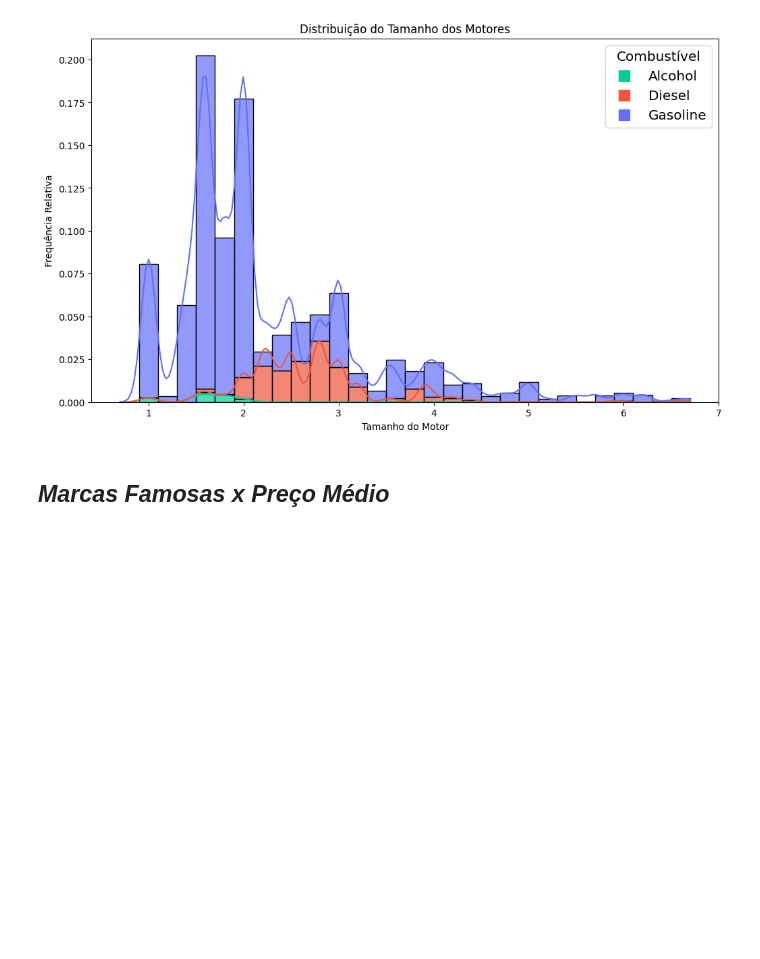
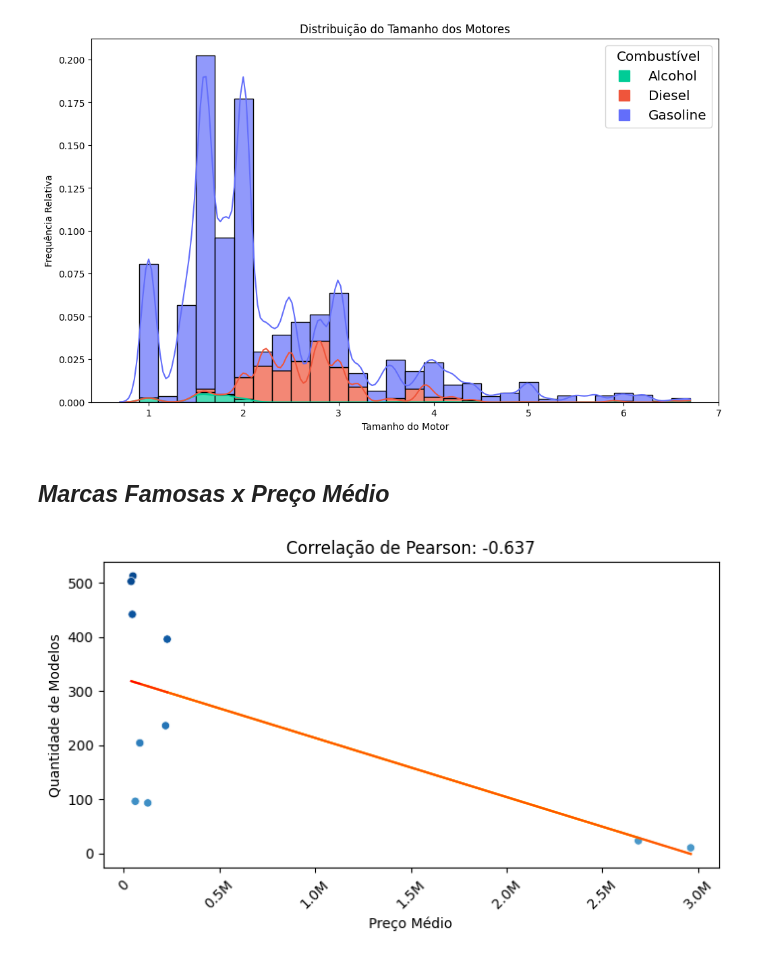
Before and after one commit to GvFreitas1/ListasdeExercicios-CursodePython2022, a Jupyter notebook: Projeto Final - Grupo 4/Análise de Dados - Preco dos Carros BR.ipynb, the cells around one changed output. Drawn from its saved outputs; the diff is of its cells as text; code cells hidden in the pictures; blank space fills up the shorter version.

```diff
--- a/Projeto Final - Grupo 4/Análise de Dados - Preco dos Carros BR.ipynb
+++ b/Projeto Final - Grupo 4/Análise de Dados - Preco dos Carros BR.ipynb
@@ -308,3 +310,39 @@ fig.update_layout(title_text="Marcas Famosas", title_x=0.5,
                   dict(x=0.82,y=1.1,xref='paper',yref='paper',text='Quantidade de Modelos', showarrow=False)], font=dict(size=15))
 
 fig.show()
+# %%
+cores_dispersao = plt.colormaps["Blues"](np.linspace(0.6, 0.9, 10))
+cmap_dispersao = mcolors.ListedColormap(cores_dispersao)
+
+coeficientes = np.polyfit(df_marcas["Preço Médio"], df_marcas["Modelos"], 1)
+regressao = np.polyval(coeficientes, df_marcas["Preço Médio"])
+indices_particoes = np.linspace(0, 9, 11, dtype=int)
+
+plt.figure(figsize=(8, 4))
+fig1 = sns.scatterplot(x=df_marcas["Preço Médio"], y=df_marcas["Modelos"],
+                c=df_marcas["Modelos"], cmap=cmap_dispersao)
+
+for i in range(10):
+    segmento_x = df_marcas["Preço Médio"][indices_particoes[i]:indices_particoes[i+1]+1]
+    segmento_y = regressao[indices_particoes[i]:indices_particoes[i+1]+1]
+    cor = plt.colormaps["autumn"]((-i+9)/6)
+    plt.plot(segmento_x, segmento_y, color=cor)
+
+corr1, p1 = pearsonr(df_marcas['Preço Médio'], df_marcas['Modelos'])  # -0.637 -> Moderada
+
+def format_millions1(x, pos):
+    if x == 0:
+        return f"0"
+    return f"{x/1e6:.1f}M"
+
+# Formatação dos eixos x e y
+ax = plt.gca()
+ax.xaxis.set_major_formatter(mticker.FuncFormatter(format_millions1))
+
+plt.title(f"Correlação de Pearson: {round(corr1, 3)}")
+plt.ylabel("Quantidade de Modelos")
+plt.xlabel("Preço Médio")
+plt.xticks(rotation=45)
+plt.show()
+# %% [output]
+[figure, added]
```
Also changed, not shown: parts of 2 cells of this notebook.
